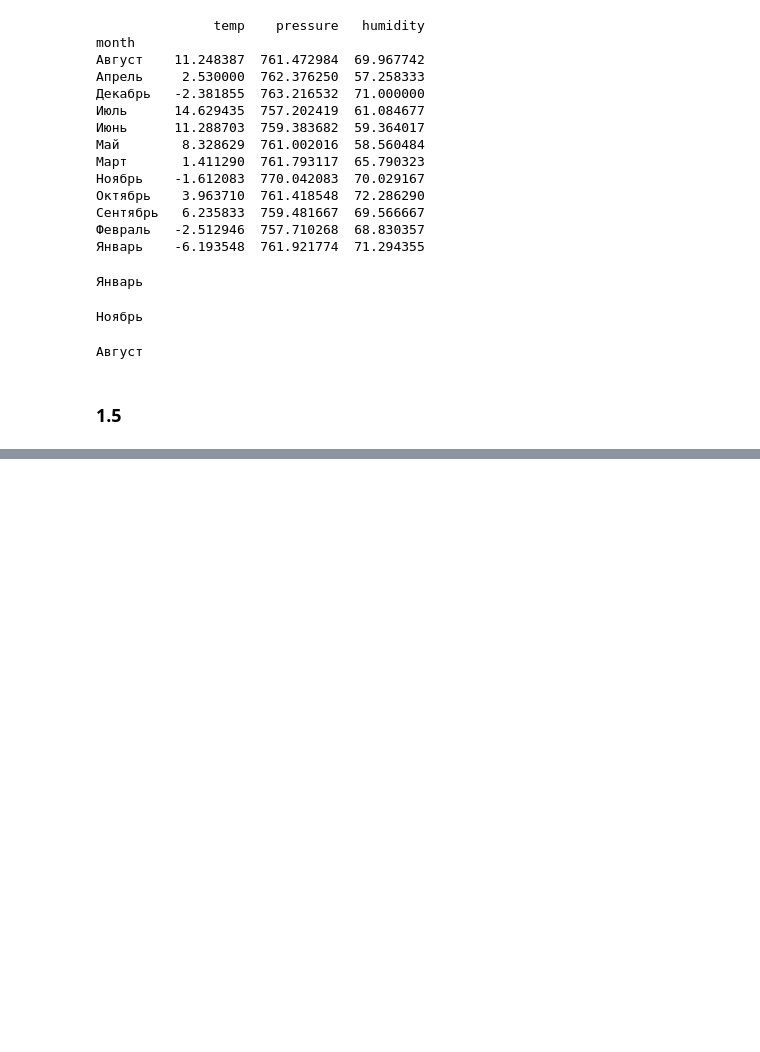
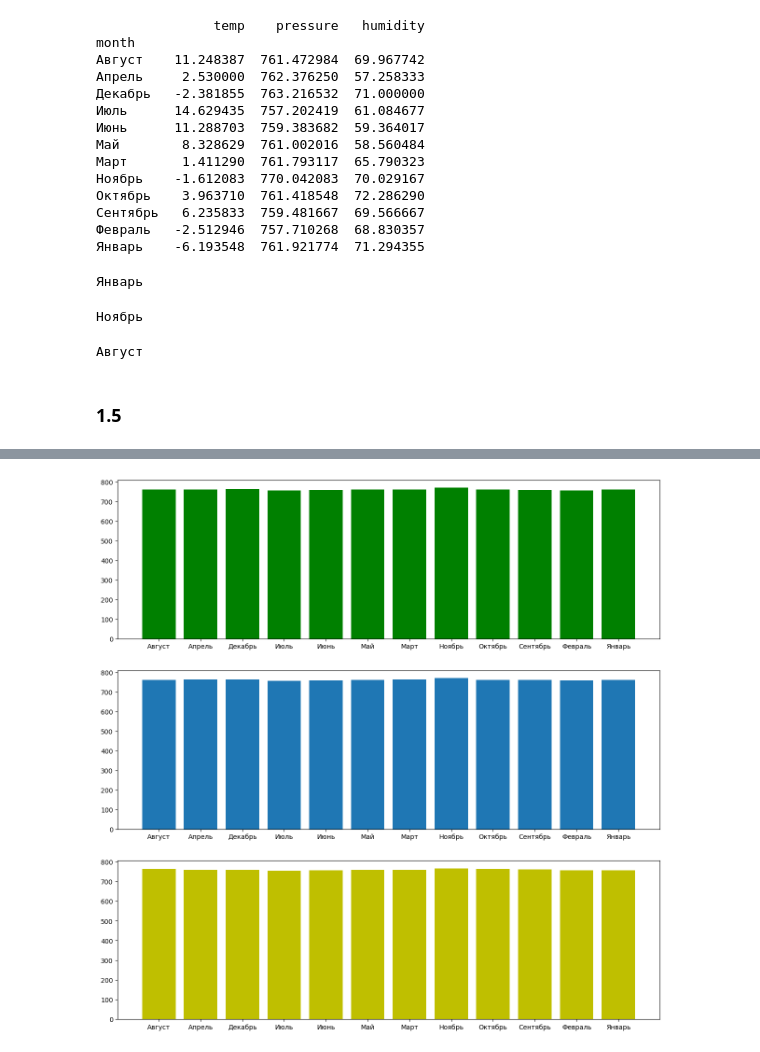
Before and after one commit to ConstantinePluss/Python, a Jupyter notebook: Chapter 4/Глава 4_1.ipynb, the cells around one changed output, grey strips where cells are left out. Drawn from its saved outputs; the diff is of its cells as text; code cells hidden in the pictures; blank space fills up the shorter version.

```diff
--- a/Chapter 4/Глава 4_1.ipynb
+++ b/Chapter 4/Глава 4_1.ipynb
@@ -221,0 +254,6 @@ plt.show()
+# %%
+month_humidity_group = df.groupby('month')['pressure'].agg([np.mean,np.median, lambda i: stats.mode(i, axis=None,keepdims=False)[0]])
+month_humidity_group = month_humidity_group.reset_index(level='month')
+month_humidity_group.rename(columns = {'month' :  'Month', 'mean' : 'Mean', 'median' : 'Median', '<lambda_0>' : 'Mode'},inplace = True)
+
+print(month_humidity_group)
@@ -221,0 +274,10 @@ plt.show()
+# %%
+fig, (ax1,ax2, ax3) = plt.subplots(nrows = 3, ncols = 1, figsize = (15,15))
+
+ax1.bar(month_humidity_group['Month'], month_humidity_group['Mean'], color = 'g')
+ax2.bar(month_humidity_group['Month'], month_humidity_group['Median'])
+ax3.bar(month_humidity_group['Month'], month_humidity_group['Mode'], color = 'y')
+
+plt.show()
+# %% [output]
+[figure, added]
```
Also changed, not shown: parts of 10 cells of this notebook.
